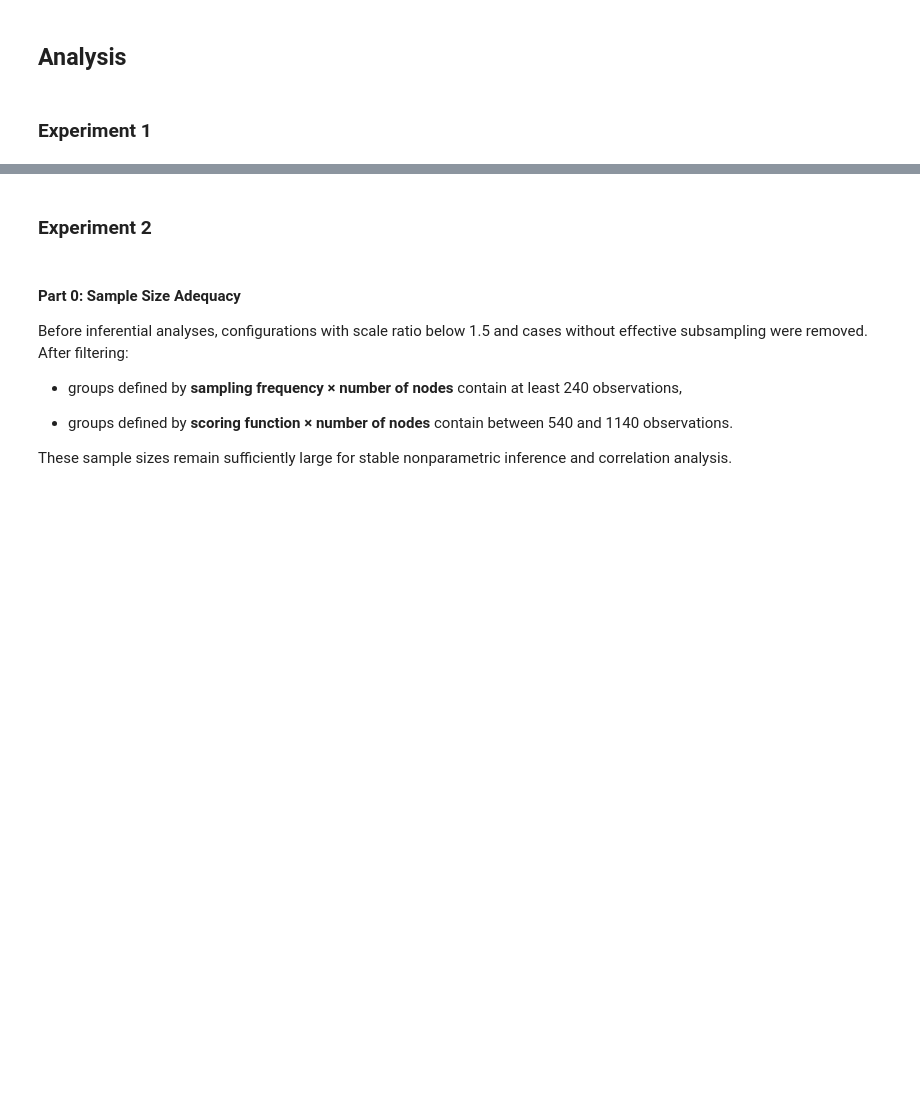
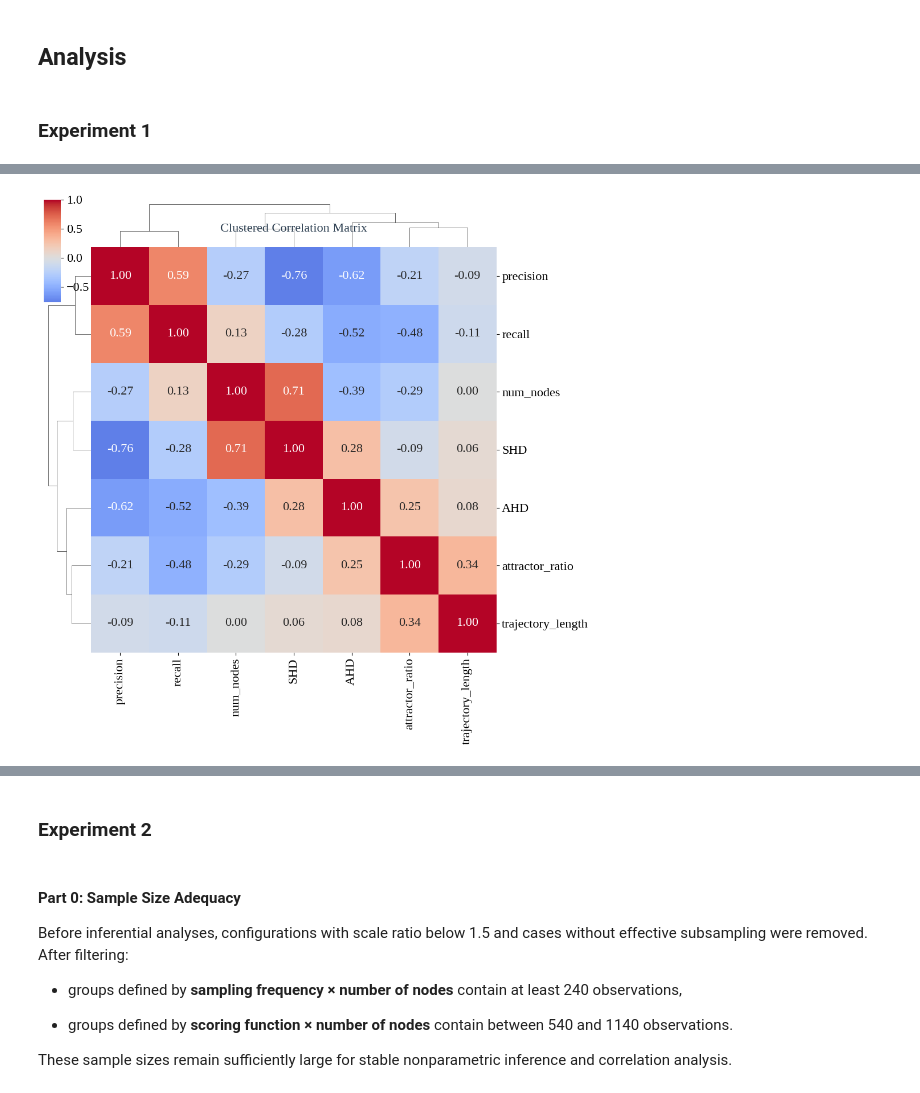
Before and after one commit to maxi7524/SAD2_final_project, a Jupyter notebook: notebooks/notebook_report_clean.ipynb, the cells around one changed output, grey strips where cells are left out. Saved outputs shown, nothing was run; the diff lists cells and outputs as text; code cells hidden in the pictures; blank space fills up the shorter version.

```diff
--- a/notebooks/notebook_report_clean.ipynb
+++ b/notebooks/notebook_report_clean.ipynb
@@ -41,3 +31,16 @@ dfa = add_missing_metrics_from_experiment(dfa, DATA_PATHA, metrics_list, after_c
+# %%
+# Data loading
+## Dataset 1 - experiments 1, 2
+df = loader_obsolete_data(DATA_PATH2 / 'results/metadata.csv', DATA_PATH2 / 'results/joined_results_trajectory_length_vs_attractors.csv')
+#TODO - they are wrong written should be loaded with `loader_current_data`
+# dfs = loader_obsolete_data(DATA_PATHS / 'results/metadata.csv', DATA_PATHS / 'results/joined_results_analysis_3_synchronous.csv')
+# dfa = loader_obsolete_data(DATA_PATHA / 'results/metadata.csv', DATA_PATHA / 'results/joined_results_analysis_3_asynchronous.csv')
+
+metrics_list=['TP', 'FP', 'FN', 'precision', 'recall', 'sensitivity', 'AHD', 'SHD', 'EHD', 'SID']
+df = add_missing_metrics_from_experiment(df, DATA_PATH2, metrics_list, after_column='attractor_ratio')
+# dfs = add_missing_metrics_from_experiment(dfs, DATA_PATHS, metrics_list, after_column='attractor_ratio')
+# dfa = add_missing_metrics_from_experiment(dfa, DATA_PATHA, metrics_list, after_column='attractor_ratio')
+df1 = df[df["trajectory_length"]>=10] # dataset1
 # %% [markdown]
 # Introduction
 ## Goal
@@ -234,0 +246,18 @@ Finally, using a subset of Experiment 3 with fixed normalization, we investigate
+# %%
+import seaborn as sns
+import matplotlib.pyplot as plt
+corr_matrix = df1[['attractor_ratio', 'num_nodes', 'trajectory_length', 'precision', 'recall', 'SHD', 'AHD']].corr(method='spearman')
+g = sns.clustermap(corr_matrix,
+                   annot=True,
+                   cmap="coolwarm",
+                   fmt=".2f",
+                   figsize=(10, 10),
+                   row_cluster=True,
+                   col_cluster=True,
+                   center=0,
+                   dendrogram_ratio=0.1,
+                   cbar_pos=(0.02, 0.8, 0.03, 0.18))
+g.ax_heatmap.set_title("Clustered Correlation Matrix", fontsize=16, pad=20)
+plt.show()
+# %% [output]
+[figure, added]
```
Also changed, not shown: parts of 17 cells of this notebook.
